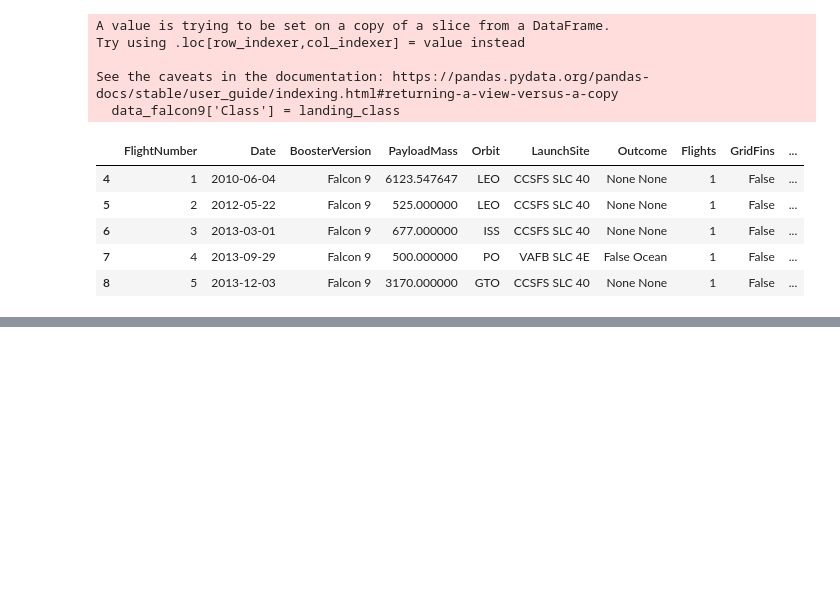
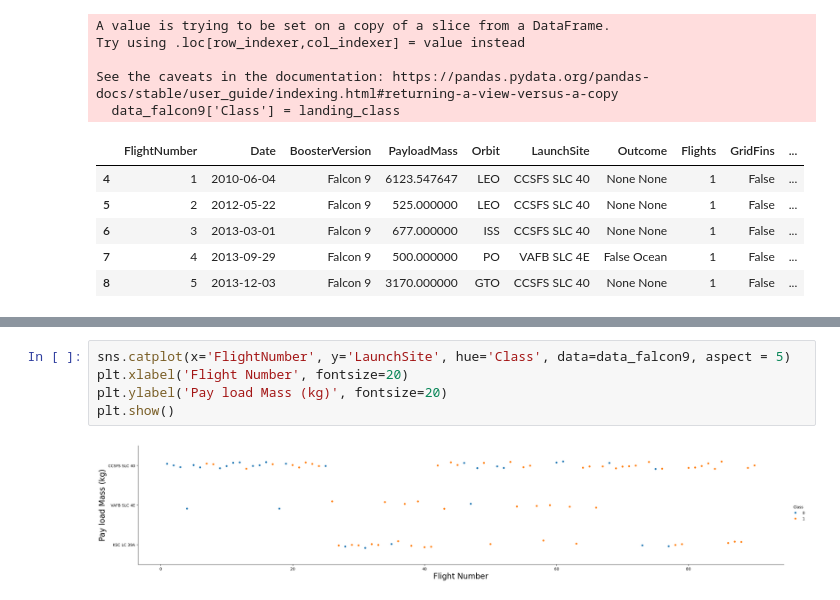
Before and after one commit to VOmidV/Capston_project_SpaceX, a Jupyter notebook: jupyter-labs-spacex-data-collection-api.ipynb, the cells around one changed output, grey strips where cells are left out. Cells and saved outputs as stored; diff of their text form; blank space fills up the shorter version.

```diff
--- a/jupyter-labs-spacex-data-collection-api.ipynb
+++ b/jupyter-labs-spacex-data-collection-api.ipynb
@@ -450,0 +465,7 @@ See the caveats in the documentation: https://pandas.pydata.org/pandas-docs/stab
+# %%
+sns.catplot(x='FlightNumber', y='LaunchSite', hue='Class', data=data_falcon9, aspect = 5)
+plt.xlabel('Flight Number', fontsize=20)
+plt.ylabel('Pay load Mass (kg)', fontsize=20)
+plt.show()
+# %% [output]
+[figure, added]
```
Also changed, not shown: parts of 12 cells of this notebook.
